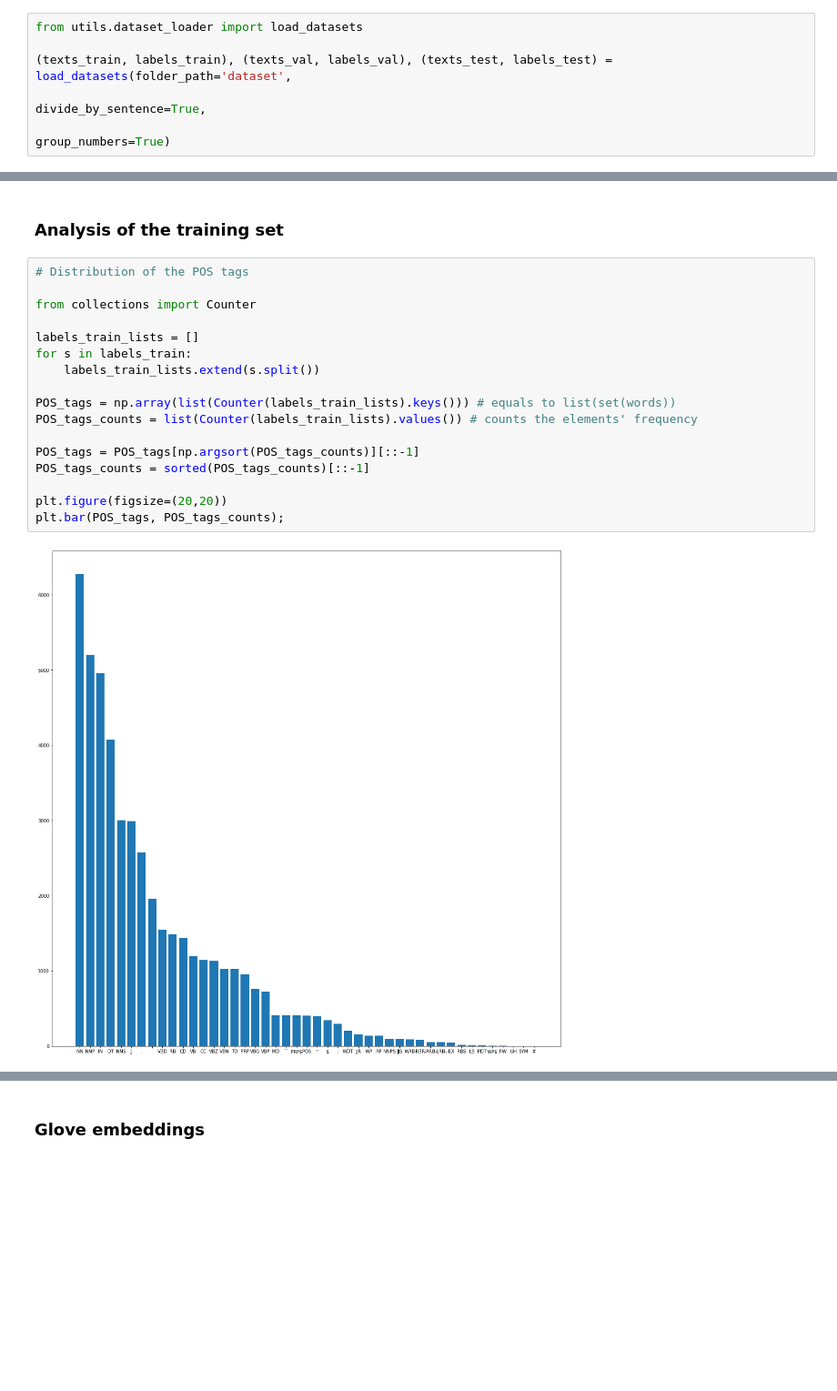
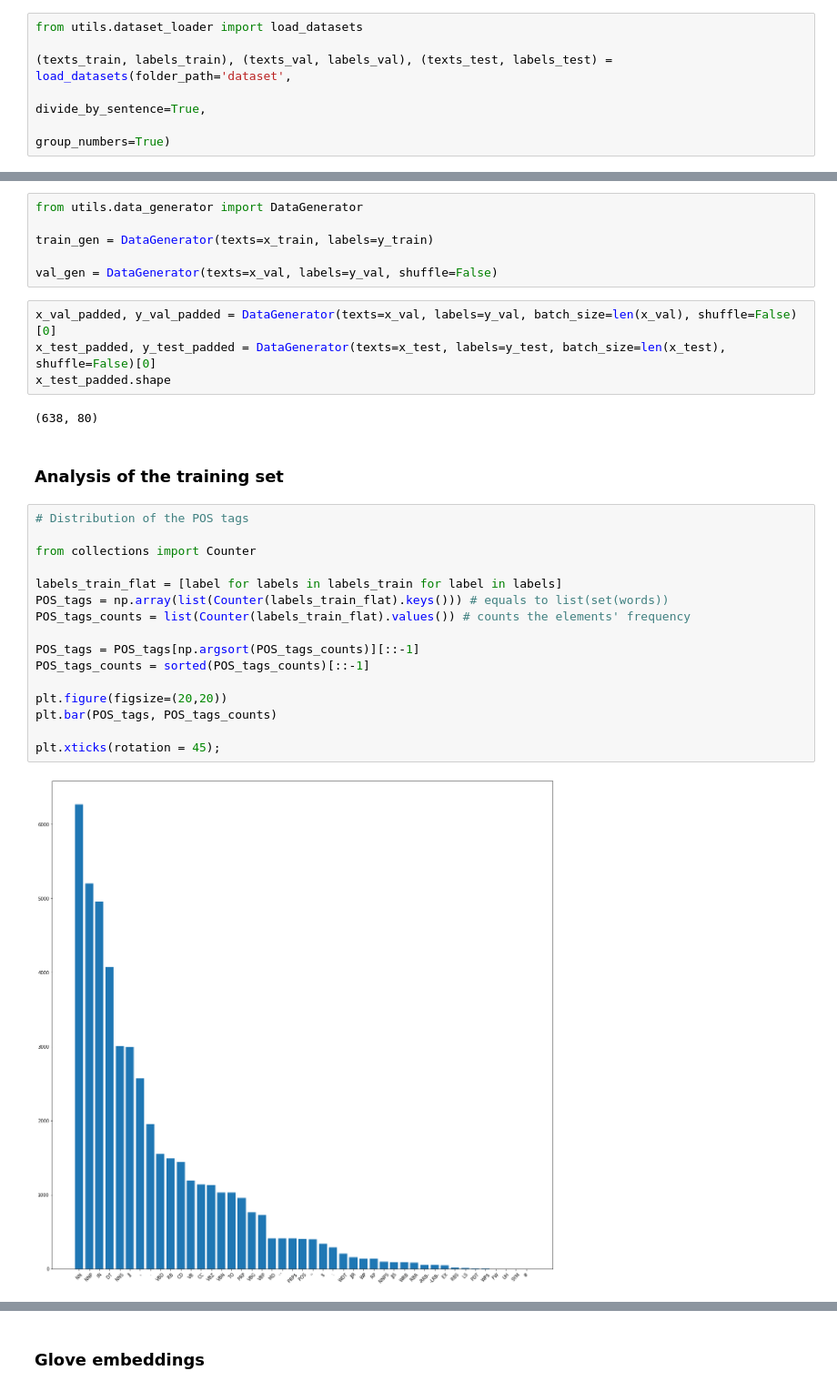
Before and after one commit to EnricoPittini/POS-tagging, a Jupyter notebook: 2) pos tagging.ipynb, the cells around one changed output, grey strips where cells are left out. Shown at 91% size. Drawn from its saved outputs; the diff is of its cells as text; blank space fills up the shorter version.

```diff
--- a/2) pos tagging.ipynb
+++ b/2) pos tagging.ipynb
@@ -28,21 +53,32 @@ from utils.dataset_loader import load_datasets
+# %%
+from utils.data_generator import DataGenerator
+
+train_gen = DataGenerator(texts=x_train, labels=y_train)
+
+val_gen = DataGenerator(texts=x_val, labels=y_val, shuffle=False)
+# %%
+x_val_padded, y_val_padded = DataGenerator(texts=x_val, labels=y_val, batch_size=len(x_val), shuffle=False)[0]
+x_test_padded, y_test_padded = DataGenerator(texts=x_test, labels=y_test, batch_size=len(x_test), shuffle=False)[0]
+x_test_padded.shape
+# %% [output]
+(638, 80)
 # %% [markdown]
 ### Analysis of the training set
 # %%
 # Distribution of the POS tags
 
 from collections import Counter
 
-labels_train_lists = []
-for s in labels_train:
-    labels_train_lists.extend(s.split())
-
-POS_tags = np.array(list(Counter(labels_train_lists).keys())) # equals to list(set(words))
-POS_tags_counts = list(Counter(labels_train_lists).values()) # counts the elements' frequency
+labels_train_flat = [label for labels in labels_train for label in labels]
+POS_tags = np.array(list(Counter(labels_train_flat).keys())) # equals to list(set(words))
+POS_tags_counts = list(Counter(labels_train_flat).values()) # counts the elements' frequency
 
 POS_tags = POS_tags[np.argsort(POS_tags_counts)][::-1]
 POS_tags_counts = sorted(POS_tags_counts)[::-1]
 
 plt.figure(figsize=(20,20))
-plt.bar(POS_tags, POS_tags_counts);
+plt.bar(POS_tags, POS_tags_counts)
+
+plt.xticks(rotation = 45);
 # %% [output]
-[figure, old version]
+[figure, new version]
```
Also changed, not shown: parts of 86 cells of this notebook.
